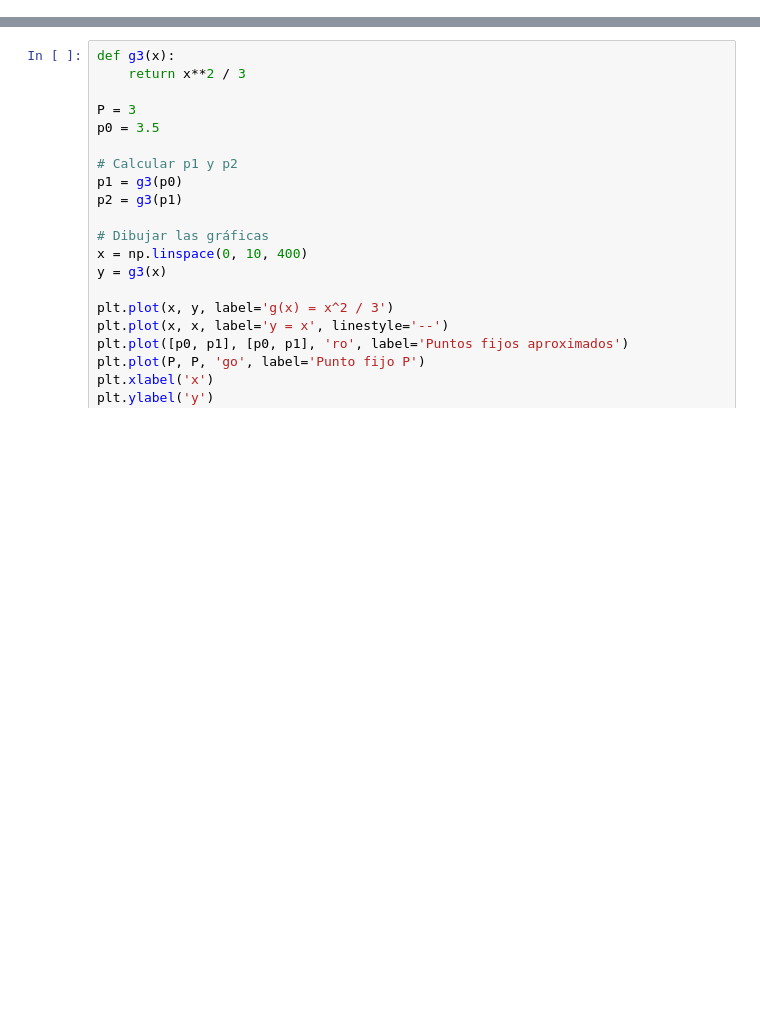
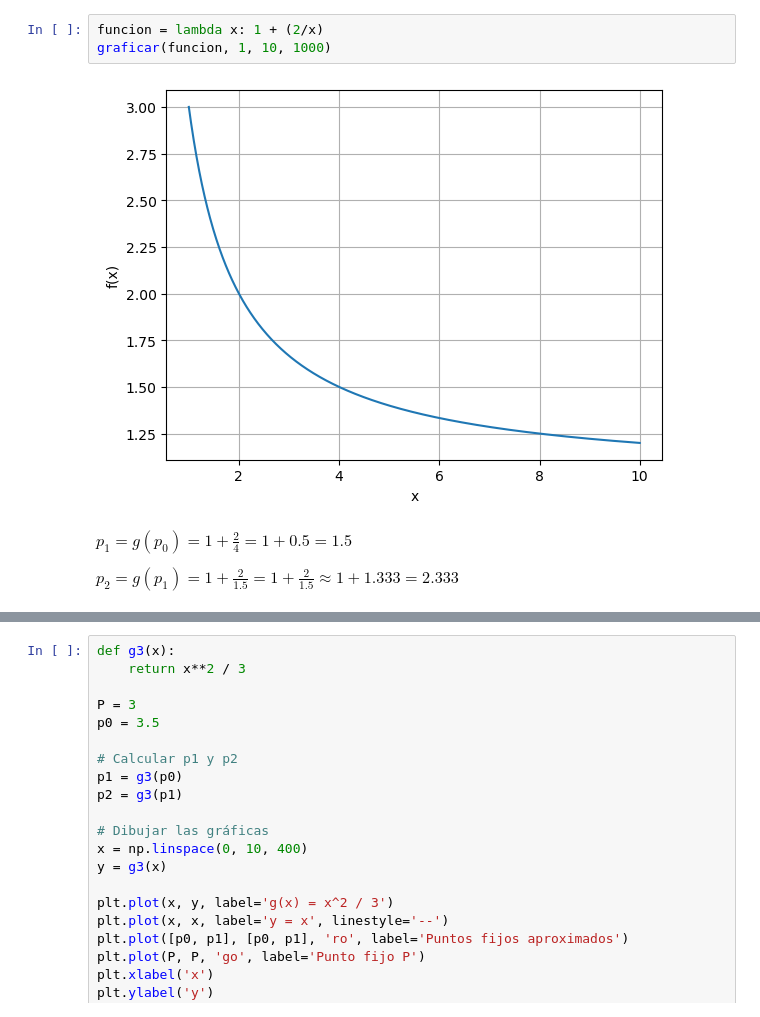
Before and after one commit to AngelaVPC/MetodosNumericos, a Jupyter notebook: Talleres/Taller2PinzónYañez.ipynb, the cells around one changed output, grey strips where cells are left out. Saved outputs shown, nothing was run; the diff lists cells and outputs as text; blank space fills up the shorter version.

```diff
--- a/Talleres/Taller2PinzónYañez.ipynb
+++ b/Talleres/Taller2PinzónYañez.ipynb
@@ -46,3 +85,12 @@ p1 = 3.605551275463989, p2 = 3.0992823807236394
+# %%
+funcion = lambda x: 1 + (2/x)
+graficar(funcion, 1, 10, 1000)
+# %% [output]
+[figure, added]
+# %% [markdown]
+$p_1 = g(p_0) = 1 + \frac{2}{4} = 1 + 0.5 = 1.5$
+
+$p_2 = g(p_1) = 1 + \frac{2}{1.5} = 1 + \frac{2}{1.5} \approx 1 + 1.333 = 2.333$
 # %%
 def g2(x):
     return 1 + 2 / x
```
Also changed, not shown: parts of 21 cells of this notebook.
